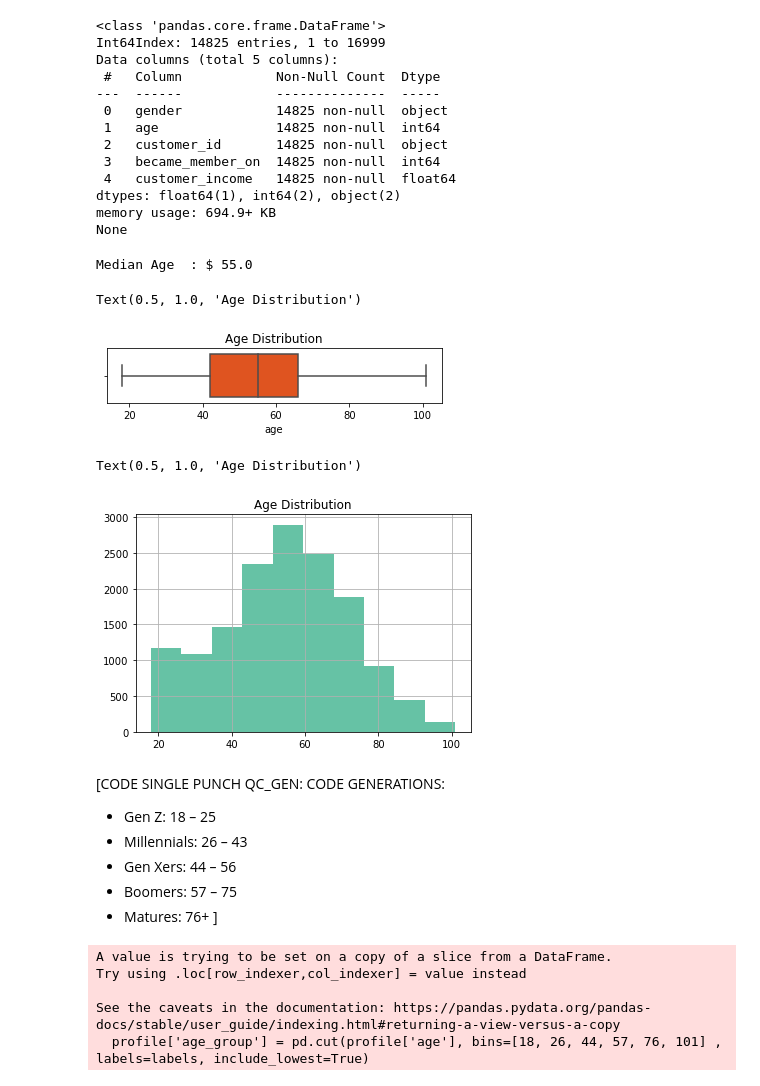
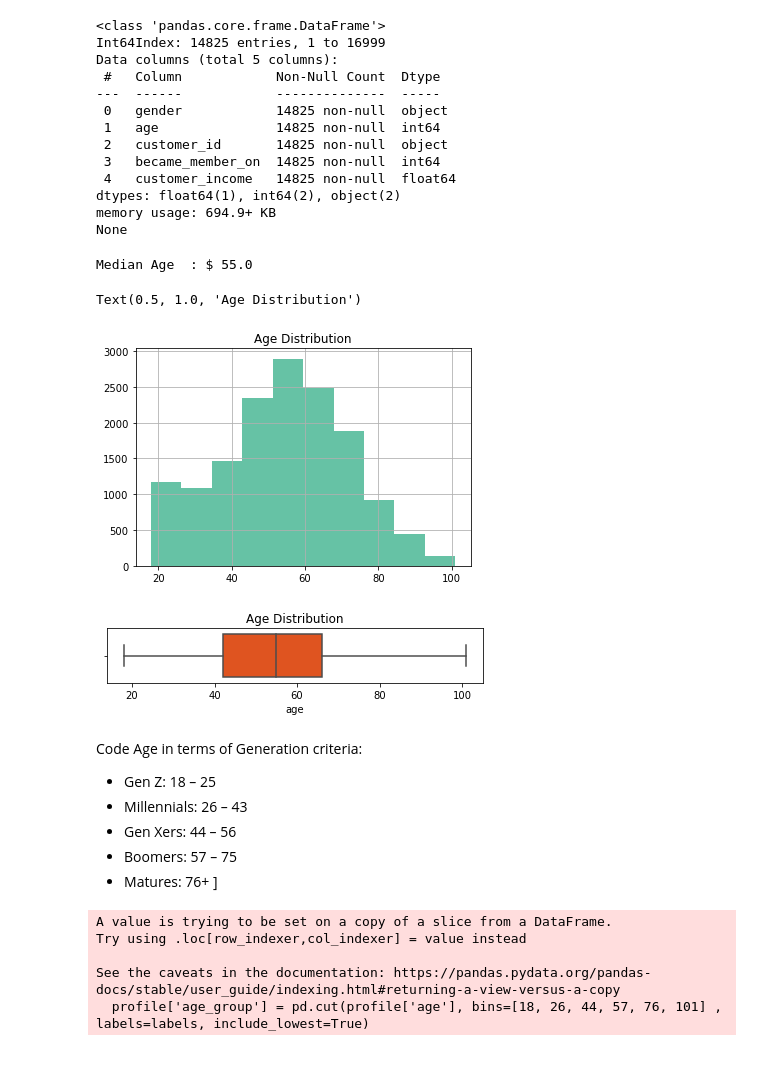
Before and after one commit to Arjunar92/Starbucks_Customer_Segmentation_Project, a Jupyter notebook: Starbucks_Capstone_Data_Exploration.ipynb, the cells around one changed output. Cells and saved outputs as stored; diff of their text form; code cells hidden in the pictures.

```diff
--- a/Starbucks_Capstone_Data_Exploration.ipynb
+++ b/Starbucks_Capstone_Data_Exploration.ipynb
@@ -253,32 +244,27 @@ dtypes: float64(1), int64(2), object(2)
 memory usage: 694.9+ KB
 None
 # %%
-#Age distribution
+# Age Distributiobn:Histogram
+
+profile['age'].hist(bins=10)
+
+plt.title('Age Distribution')
+
+#Age distribution: Box Plot
 
 print("Median Age  : $",profile['age'].median())
 
 
-plt.figure(figsize=[6,1])
+plt.figure(figsize=[6.8,1])
 sns.boxplot(data=profile, x='age', color = 'orangered' )
 plt.title('Age Distribution')
 # %% [output]
 Median Age  : $ 55.0
 Text(0.5, 1.0, 'Age Distribution')
-[figure, old version]
+[figure, new version]
+[figure, added]
-# %%
-# Histogram
-profile['age'].hist(bins=10)
-axs[1].set_title('Density')
-axs[1].set_ylabel('users')
-axs[1].set_xscale('linear')
-axs[1].set_xlabel('years')
-axs[1].grid(False)
-plt.title('Age Distribution')
-# %% [output]
-Text(0.5, 1.0, 'Age Distribution')
-[figure, removed]
 # %% [markdown]
-[CODE SINGLE PUNCH QC_GEN: CODE GENERATIONS:
+Code Age in terms of Generation criteria:
 - Gen Z: 18 – 25
 - Millennials: 26 – 43
 - Gen Xers: 44 – 56
```
Also changed, not shown: parts of 15 cells of this notebook.
